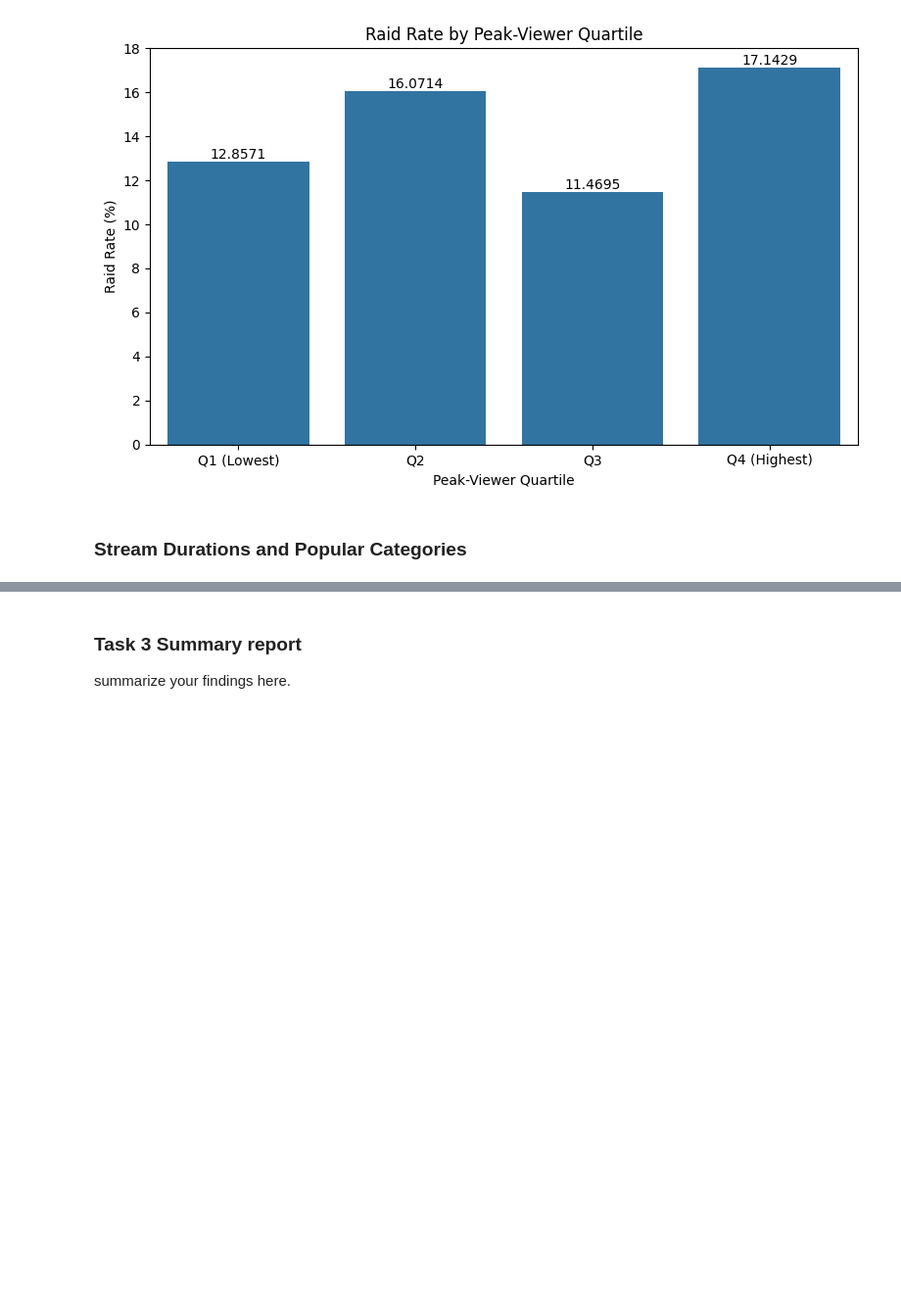
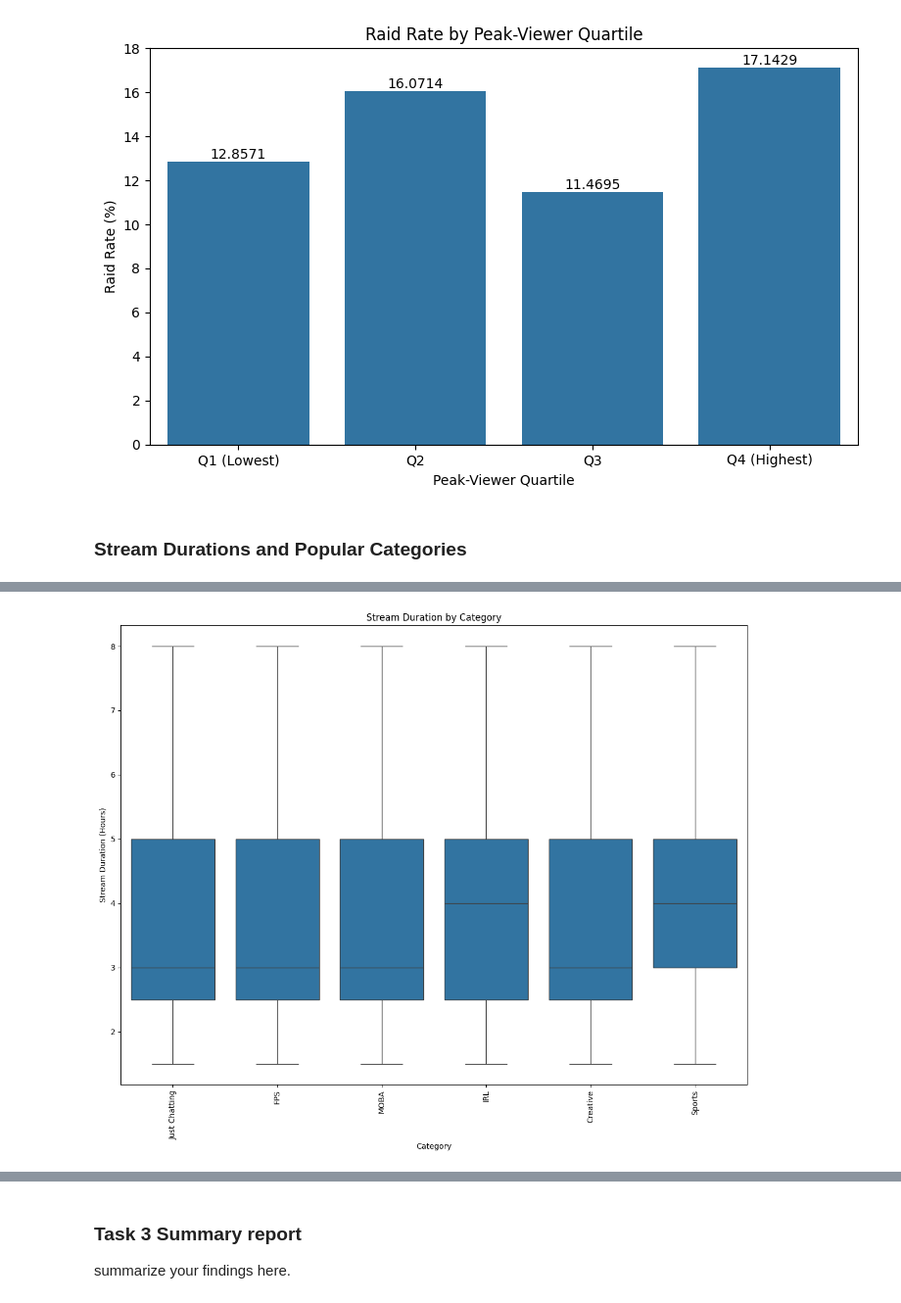
Before and after one commit to zlwym/Assignment01_IAT461, a Jupyter notebook: IAT461-Assignment01-Scaffold.ipynb, the cells around one changed output, grey strips where cells are left out. Shown at 98% size. Cells and saved outputs as stored; diff of their text form; code cells hidden in the pictures; blank space fills up the shorter version.

```diff
--- a/IAT461-Assignment01-Scaffold.ipynb
+++ b/IAT461-Assignment01-Scaffold.ipynb
@@ -901,0 +925,19 @@ plt.show()
+# %%
+plt.figure(figsize=(12, 10))
+
+sns.boxplot(
+    data=streams,
+    x='category',
+    y='stream_duration_hrs'
+)
+
+plt.xticks(rotation=90)
+
+plt.title('Stream Duration by Category')
+plt.xlabel('Category')
+plt.ylabel('Stream Duration (Hours)')
+
+plt.tight_layout()
+plt.show()
+# %% [output]
+[figure, added]
```
Also changed, not shown: parts of 13 cells of this notebook.
